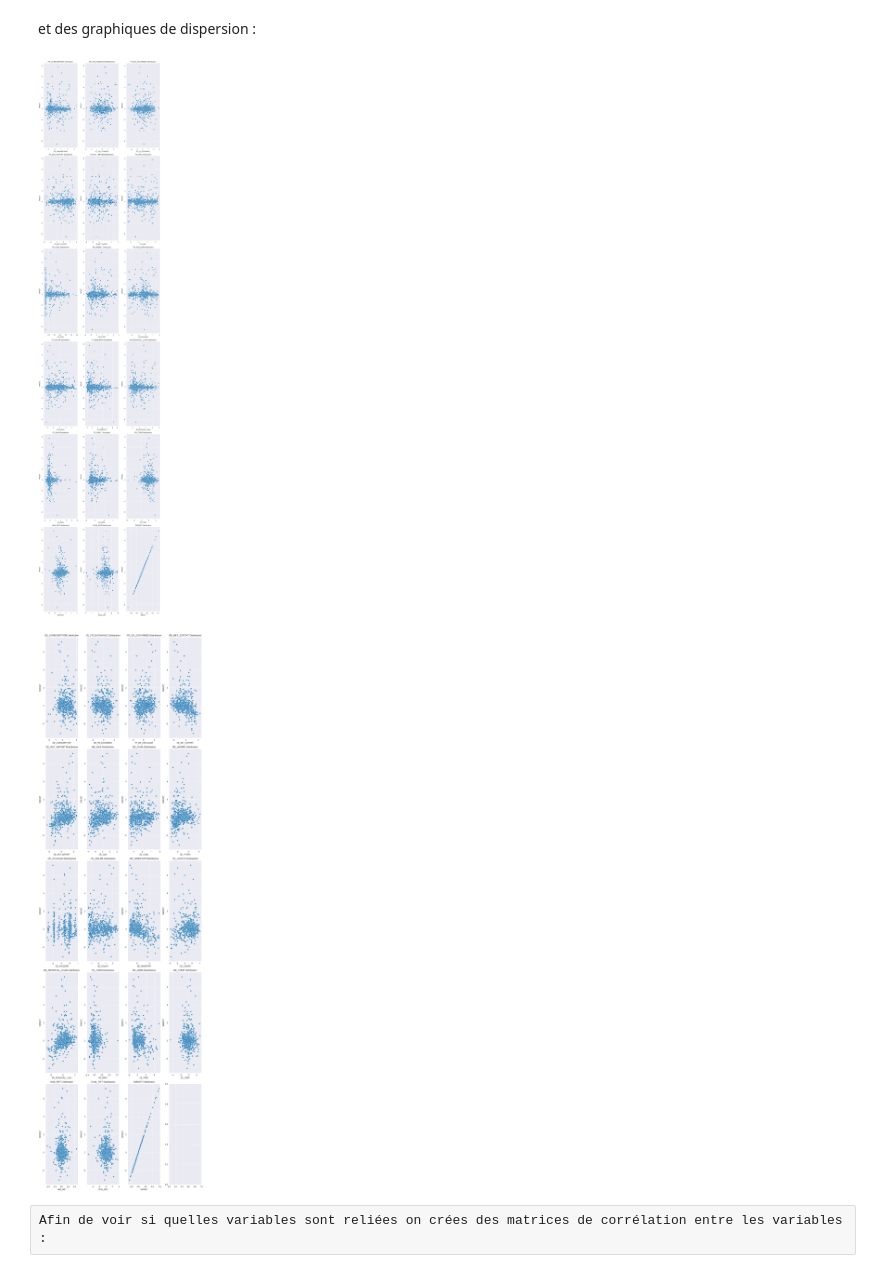
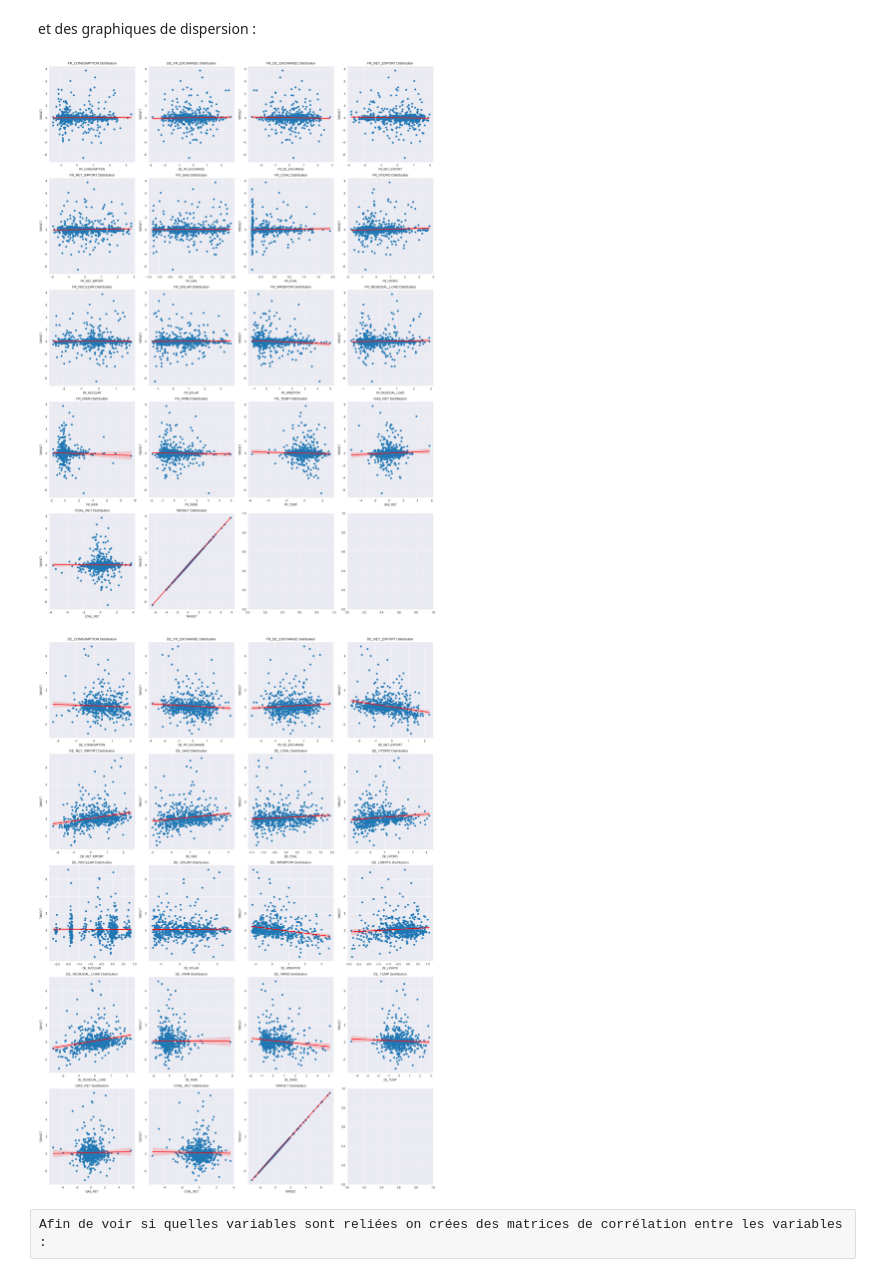
Before and after one commit to juliele1/Projet_Machine_Learning, a Jupyter notebook: notebook.ipynb, the cells around one changed output. Cells and saved outputs as stored; diff of their text form; code cells hidden in the pictures.

```diff
--- a/notebook.ipynb
+++ b/notebook.ipynb
@@ -160,7 +160,7 @@ describe() permet d'afficher la somme de toutes les lignes de chaque colonne ave
 Pour éxaminer la relation entre les variables caractéristiques (chaque colonne) et la variable cible (TARGET) on utilise des techniques graphiques telles que des histogrammes, pour data_DE on n'oublie pas de prendre en compte la colonne en plus dans nos paramètres :
 # %%
 # création des histogrammes
-fig, axes = plt.subplots(nrows=6, ncols=3, figsize=(8, 35))
+fig, axes = plt.subplots(nrows=5, ncols=4, figsize=(20, 28))
 fig.subplots_adjust(hspace=0.5, wspace=0.3)
 
 for i, ax in enumerate(axes.flatten()):
@@ -176,7 +176,7 @@ for i, ax in enumerate(axes.flatten()):
 plt.tight_layout()
 plt.show(block=True)
 
-fig, axes = plt.subplots(nrows=5, ncols=4, figsize=(8, 30))
+fig, axes = plt.subplots(nrows=5, ncols=4, figsize=(20, 28))
 fig.subplots_adjust(hspace=0.5, wspace=0.3)
 
 for i, ax in enumerate(axes.flatten()):
@@ -273,26 +273,28 @@ Donc, nous devons plus tard modéliser le prix de l'électricité selon ces vari
  et des graphiques de dispersion :
 # %%
 # création de diagrammes de dispersion
-fig, axes = plt.subplots(nrows=6, ncols=3, figsize=(12, 54))
+fig, axes = plt.subplots(nrows=5, ncols=4, figsize=(20, 28))
 for i, j in enumerate(data_FR.describe().columns):
     axes.flat[i].set_xlabel(j)
     sns.scatterplot(x=data_FR[j], y=data_FR.TARGET, ax=axes.flat[i])
     axes.flat[i].set_title(f'{j} Distribution')
+    sns.regplot(x=data_FR[j], y=data_FR.TARGET, ax=axes.flat[i], line_kws={"color": "red"})
 
 plt.tight_layout()
 plt.show(block=True)
 
-fig, axes = plt.subplots(nrows=5, ncols=4, figsize=(12, 40))
+fig, axes = plt.subplots(nrows=5, ncols=4, figsize=(20, 28))
 for i, j in enumerate(data_DE.describe().columns):
     axes.flat[i].set_xlabel(j)
     sns.scatterplot(x=data_DE[j], y=data_DE.TARGET, ax=axes.flat[i])
     axes.flat[i].set_title(f'{j} Distribution')
+    sns.regplot(x=data_DE[j], y=data_DE.TARGET, ax=axes.flat[i], line_kws={"color": "red"})
 
 plt.tight_layout()
 plt.show(block=True)
 # %% [output]
-[figure, old version]
+[figure, new version]
-[figure, old version]
+[figure, new version]
 # %% [raw]
 Afin de voir si quelles variables sont reliées on crées des matrices de corrélation entre les variables :
 # %%
```
Also changed, not shown: parts of 6 cells of this notebook, 1 other file.
